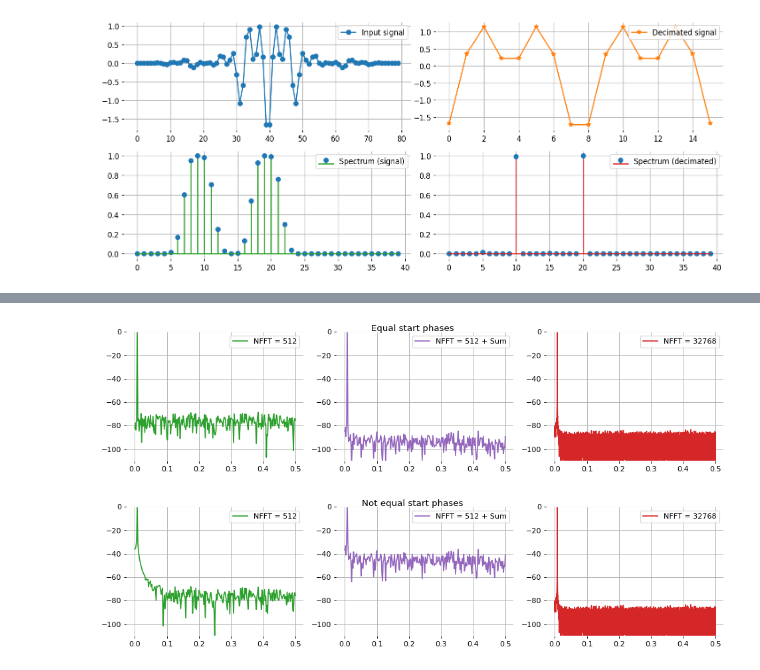
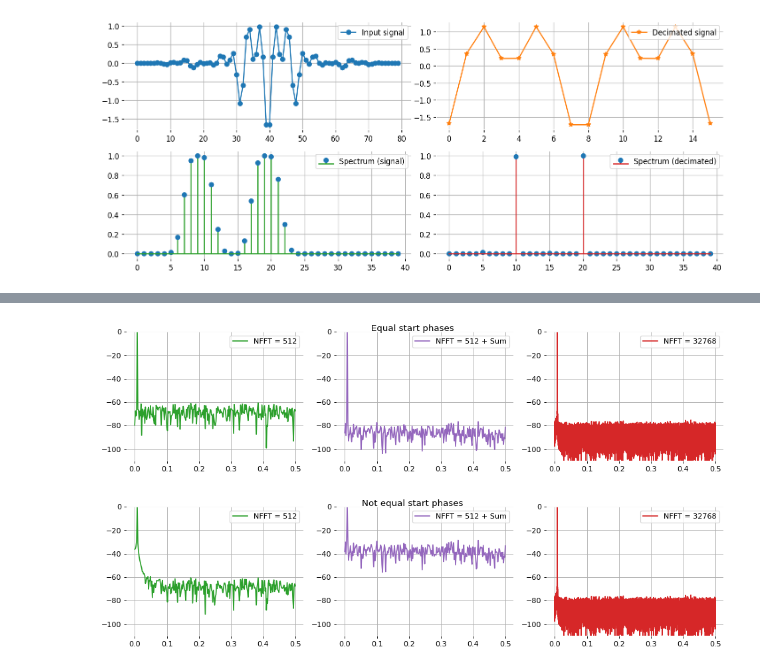
Before and after one commit to hukenovs/dsp-theory, a Jupyter notebook: src/dsp_theory_10_polyphase_ffts.ipynb, the cells around one changed output, grey strips where cells are left out. Cells and saved outputs as stored; diff of their text form; code cells hidden in the pictures.

```diff
--- a/src/dsp_theory_10_polyphase_ffts.ipynb
+++ b/src/dsp_theory_10_polyphase_ffts.ipynb
@@ -569,7 +587,7 @@ def signals_compare(freq=280, suptitle=''):
 
     # Input signal
     np.random.seed(42)
-    x1 = np.cos(2*np.pi*freq*np.linspace(0, 1, M)) + np.random.normal(0, 2*1e-3, M)
+    x1 = np.cos(2*np.pi*freq*np.linspace(0, 1, M)) + np.random.normal(0, 5*1e-3, M)
     x2 = np.copy(x1[:N])
     x3 = x1.reshape(L, N).sum(0)
 
@@ -579,33 +597,32 @@ def signals_compare(freq=280, suptitle=''):
     XS = np.abs(fft(x3, N))[:N//2]
 
     XNlog = 20*np.log10(XN / XN.max())
     XMlog = 20*np.log10(XM / XM.max())
     XSlog = 20*np.log10(XS / XS.max())
 
     fn = np.linspace(0, 0.5, N//2)
     fm = np.linspace(0, 0.5, M//2)
 
     plt.figure(figsize=(12, 3), dpi=80)
     plt.suptitle(suptitle)
     plt.subplot(1, 3, 1)
     plt.plot(fn, XNlog, color='C2', label=f'NFFT = {N}')
     plt.ylim([-110, 0])
     plt.legend(loc='upper right')
 
     plt.subplot(1, 3, 2)
     plt.plot(fn, XSlog, color='C4', label=f'NFFT = {N} + Sum')
     plt.ylim([-110, 0])
     plt.legend(loc='upper right')
 
     plt.subplot(1, 3, 3)
     plt.plot(fm, XMlog, color='C3', label=f'NFFT = {M}')
     plt.ylim([-110, 0])
     plt.legend(loc='upper right')
     plt.tight_layout()
 
 signals_compare(freq=256, suptitle='Equal start phases')
-
 signals_compare(freq=258, suptitle='Not equal start phases')
 # %% [output]
-[figure, old version]
+[figure, new version]
-[figure, old version]
+[figure, new version]
```
Also changed, not shown: parts of 11 cells of this notebook.
